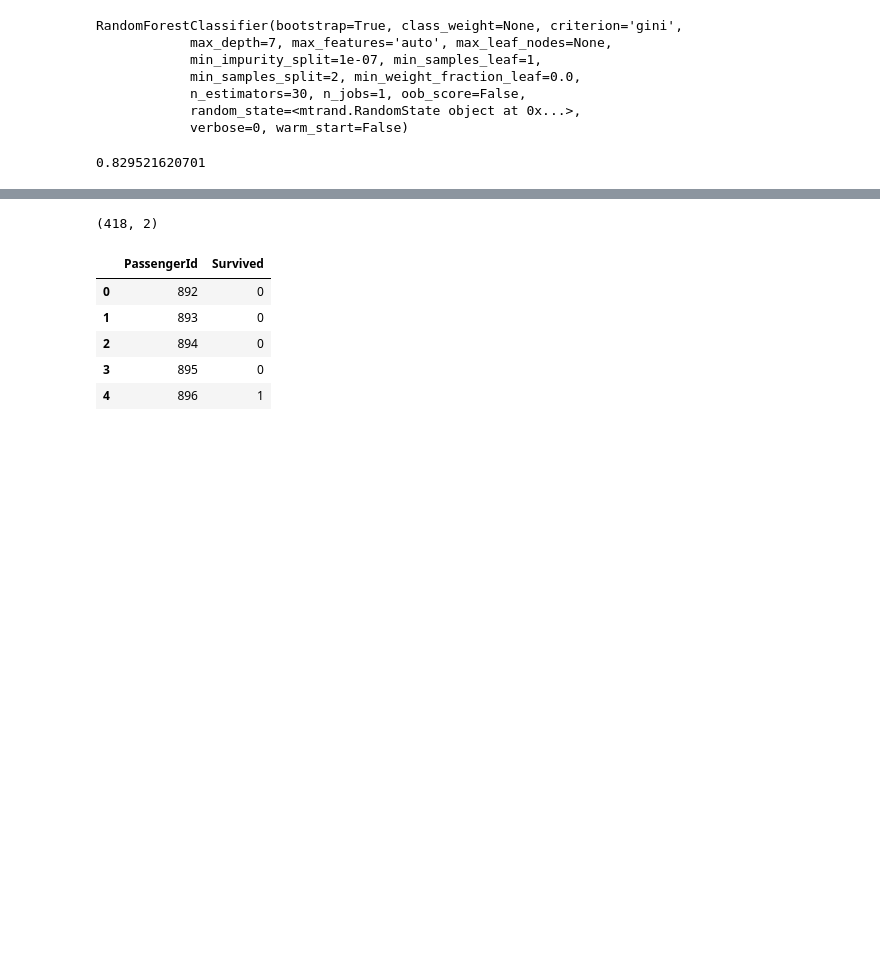
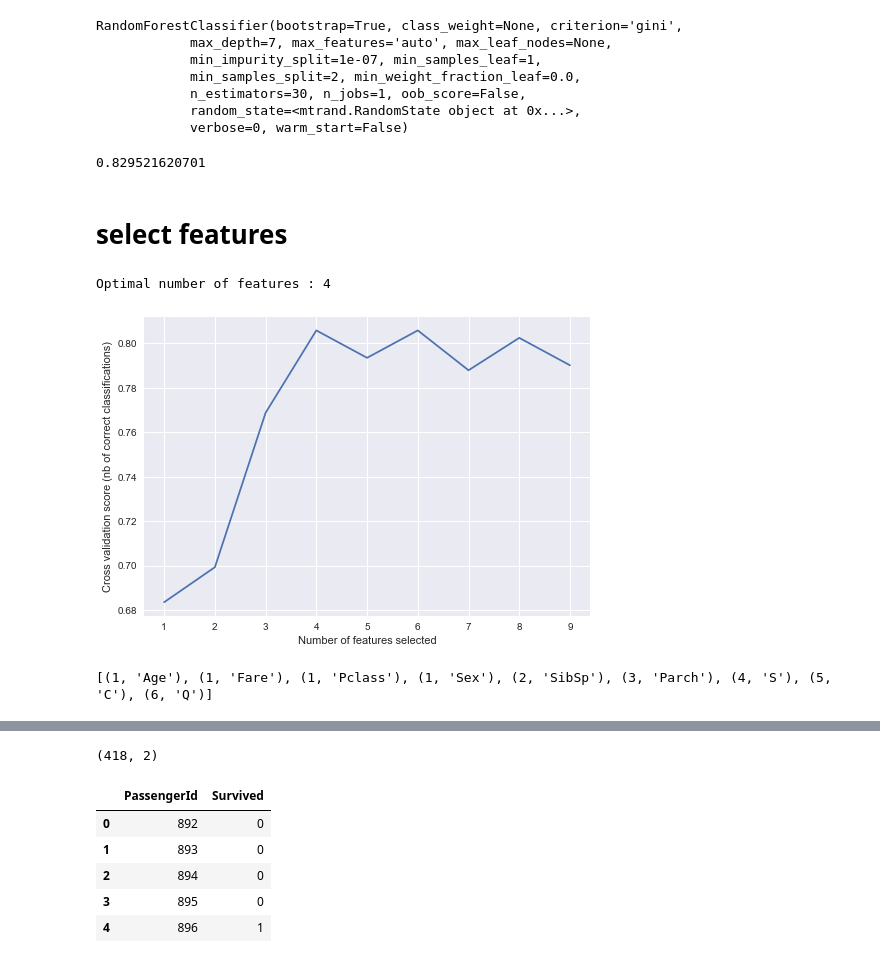
Before and after one commit to thomasbriner/kaggle_titanic, a Jupyter notebook: notebooks/Titanic-02.ipynb, the cells around one changed output, grey strips where cells are left out. Saved outputs shown, nothing was run; the diff lists cells and outputs as text; code cells hidden in the pictures; blank space fills up the shorter version.

Commit message:
added feature selection

```diff
--- a/notebooks/Titanic-02.ipynb
+++ b/notebooks/Titanic-02.ipynb
@@ -342,3 +342,31 @@ scores = cross_val_score(best_clf, X, y, cv=10)
 print(scores.mean())
 # %% [output]
 0.829521620701
+# %% [markdown]
+# select features
+# %%
+from sklearn.feature_selection import RFECV
+from sklearn.model_selection import StratifiedKFold
+
+
+names = X.columns
+
+
+rfecv = RFECV(estimator=best_clf, step=1, cv=StratifiedKFold(2),
+              scoring='accuracy')
+rfecv.fit(X, y)
+
+print("Optimal number of features : %d" % rfecv.n_features_)
+
+# Plot number of features VS. cross-validation scores
+plt.figure()
+plt.xlabel("Number of features selected")
+plt.ylabel("Cross validation score (nb of correct classifications)")
+plt.plot(range(1, len(rfecv.grid_scores_) + 1), rfecv.grid_scores_)
+plt.show()
+
+print (sorted(zip(map(lambda x: round(x, 4), rfecv.ranking_), names)))
+# %% [output]
+Optimal number of features : 4
+[figure, added]
+[(1, 'Age'), (1, 'Fare'), (1, 'Pclass'), (1, 'Sex'), (2, 'SibSp'), (3, 'Parch'), (4, 'S'), (5, 'C'), (6, 'Q')]
```
Also changed, not shown: parts of 3 cells of this notebook, 1 other file.
